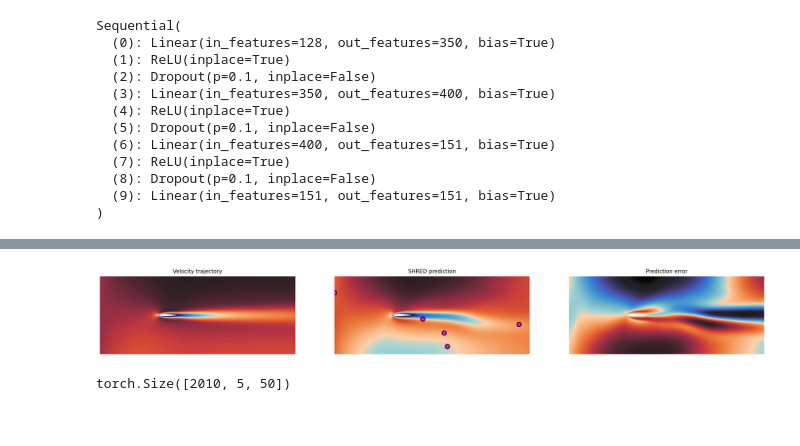
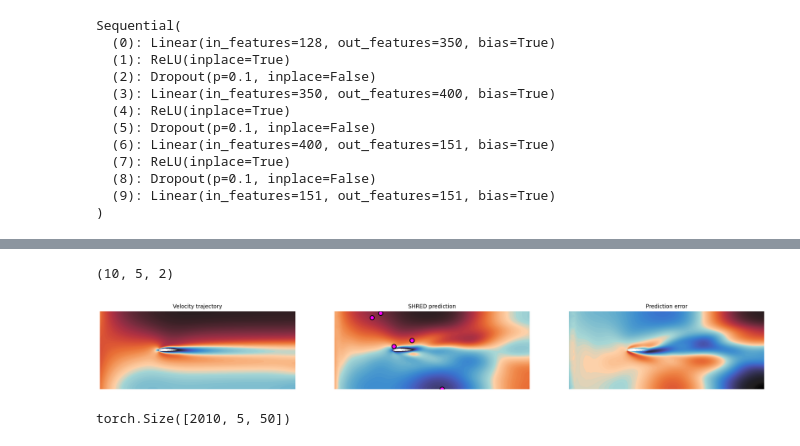
Before and after one commit to adrianoracano/mySHRED, a Jupyter notebook: my_SHRED-ROM/mySHRED.ipynb, the cells around one changed output, grey strips where cells are left out. Saved outputs shown, nothing was run; the diff lists cells and outputs as text; code cells hidden in the pictures.

Commit message:
testing with arbtrary number of sensors

```diff
--- a/my_SHRED-ROM/mySHRED.ipynb
+++ b/my_SHRED-ROM/mySHRED.ipynb
@@ -2154,2 +2194,4 @@ N_test = sensor_coords_exp_test.shape[0]
+# %%
+idx_sensors_test = np.arange(0, nsensors*5, 5)
 # %%
-Vtest_POD = model(test_hist[:N_test].to(device), sensor_coords_exp_test[:N_test].to(device))[:, :-1]
+Vtest_POD = model(test_hist[:N_test][:, idx_sensors_test].to(device), sensor_coords_exp_test[:N_test][:, idx_sensors_test].to(device))[:, :-1]
@@ -2165,39 +2211,45 @@ Vytest_hat = torch.from_numpy(scalerVy.inverse_transform(Vtest_POD.detach().cpu(
 # Vtest_hat = torch.zeros(Ntest, ntimes, nvelocity)
 # Vtest_hat[:, :, 0 : nvelocity : 2] = Vxtest_hat.reshape(ntest, ntimes, nvelocity//2)
 # Vtest_hat[:, :, 1 : nvelocity : 2] = Vytest_hat.reshape(ntest, ntimes, nvelocity//2)
-Vtest_hat = torch.sqrt(Vxtest_hat.view(ntest, ntimes, nvelocity)**2 + Vytest_hat.view(ntest, ntimes, nvelocity)**2)
+Vtest_hat = torch.sqrt((torch.from_numpy(scalerVx.inverse_transform(Vtest_POD.detach().cpu().numpy()[:,:kvelocity//2])).to(torch.float32) @ Wx).view(ntest, ntimes, nvelocity)**2 \
+                       + \
+                       (torch.from_numpy(scalerVy.inverse_transform(Vtest_POD.detach().cpu().numpy()[:,kvelocity//2:])).to(torch.float32) @ Wy).view(ntest, ntimes, nvelocity)**2)
 # %%
 # sensors_coords_test = XY[idx_test][:, idx_sensors]
 # %%
-sensors_coords_test = XY[np.arange(ntrajectories)[:, None], indices][idx_test]
+sensors_coords_test = XY[np.arange(ntrajectories)[:, None], indices][idx_test][:, idx_sensors_test]
+# %%
+sensors_coords_test.shape
+# %% [output]
+(10, 5, 2)
 # %%
 # FOM vs POD RECONSTRUCTION (PLOTS)
 
 from utils.processdata import trajectories_with_sensors
 
 whichtrajectory = 4
 whichtimes = np.arange(0, 200, 10)
 
 plotlist = [Vtest[whichtrajectory, whichtimes], Vtest_hat[whichtrajectory, whichtimes], Vtest[whichtrajectory, whichtimes] - Vtest_hat.numpy()[whichtrajectory, whichtimes]]
 params_geo = MUtest[whichtrajectory, 0, 2:]
 
 plotlist = [Vtest[whichtrajectory, whichtimes], Vtest_hat[whichtrajectory, whichtimes], Vtest[whichtrajectory, whichtimes] - Vtest_hat.numpy()[whichtrajectory, whichtimes]]
 
 
 # redefine plot_v on new triang
 _, triang = update_coords_and_triang(params_geo)
 def plot_v(v, triang = triang):
     plt.tricontourf(triang, v, cmap = cmap, levels = 200)
     plt.gca().set_aspect("equal")
     add_zoom(zoom = 1.3)
 
 vmin = min(np.abs(plotlist[i]).min() for i in range(len(plotlist)))
 vmax = max(np.abs(plotlist[i]).max() for i in range(len(plotlist)))
 
-trajectories_with_sensors(plotlist, plot_v, indices[idx_test][whichtrajectory], sensors_coords_test[whichtrajectory], titles = ("Velocity trajectory", "SHRED prediction", "Prediction error"), figsize = (10, 5), vertical = False, save = True)
+trajectories_with_sensors(plotlist, plot_v, indices[idx_test][whichtrajectory][idx_sensors_test], sensors_coords_test[whichtrajectory], titles = ("Velocity trajectory", "SHRED prediction", "Prediction error"), figsize = (10, 5), vertical = False, save = True)
 # trajectories_with_sensors(plotlist, plot_v, idx_sensors, sensors_coords_test[:4][whichtrajectory].detach().cpu().numpy(), titles = ("Velocity trajectory", "SHRED prediction", "Prediction error"), figsize = (10, 5), vertical = False, save = True)
 # %% [output]
-[figure, old version]
+[figure, new version]
 # %%
 test_hist.shape
 # %% [output]
```
Also changed, not shown: parts of 22 cells of this notebook.
